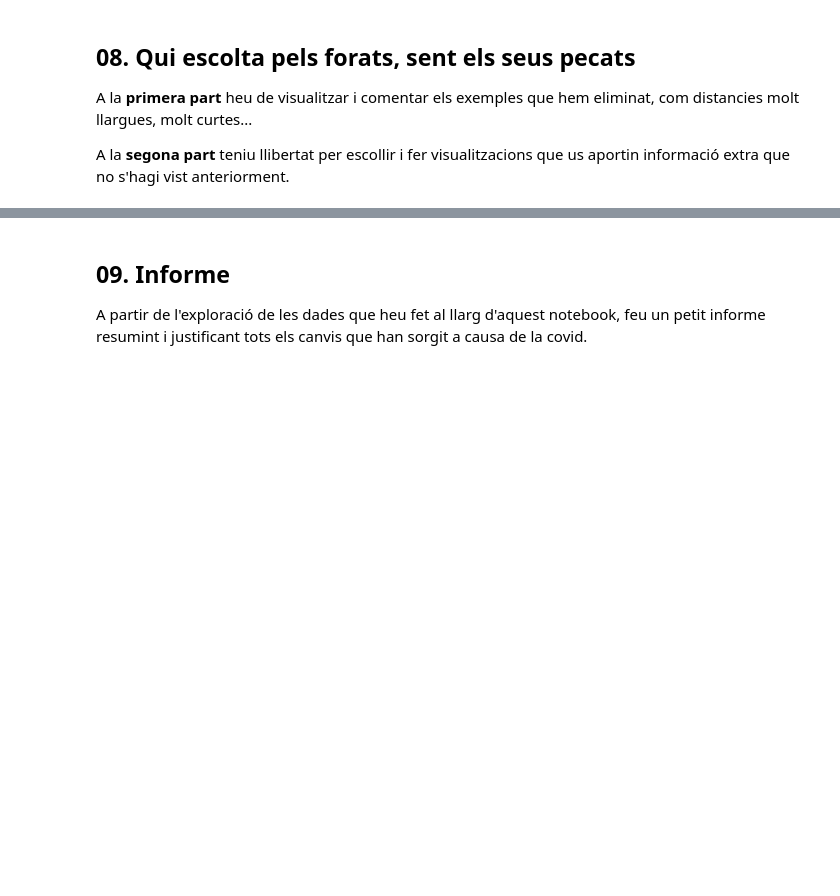
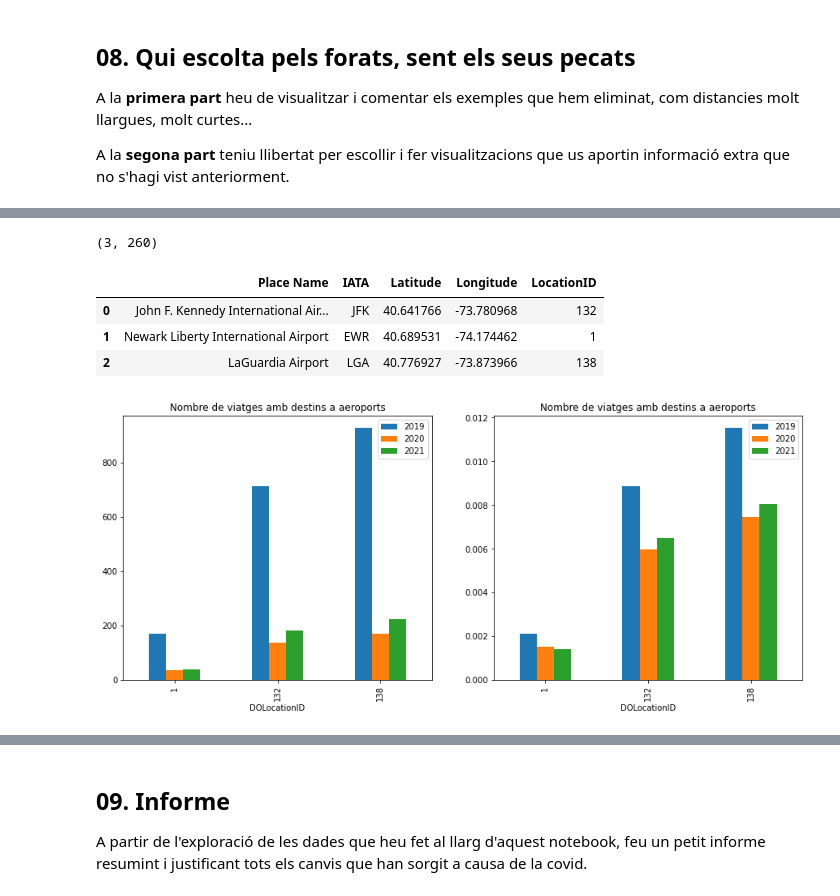
Before and after one commit to pbaldisa/TNUIP, a Jupyter notebook: AssignmentCode.ipynb, the cells around one changed output, grey strips where cells are left out. Drawn from its saved outputs; the diff is of its cells as text; code cells hidden in the pictures; blank space fills up the shorter version.

```diff
--- a/AssignmentCode.ipynb
+++ b/AssignmentCode.ipynb
@@ -1236,3 +1156,43 @@ scatter_locations_per_year(merge, airports, "Aeroports i entregues de taxis")
-# %%
-airports = airports.drop_duplicates(subset='IATA', keep='first')
-airports.head(7)
+# %%
+airports_loc = airports[['Longitude', 'Latitude']].values
+loc = df_loc[['longitude', 'latitude']].values
+
+# Creem una matriu de distàncies entre la localització dels hospitals i les posicions de destí dels taxis
+dist_a = distance_matrix(airports_loc, loc)
+dist_a.shape
+# %% [output]
+(3, 260)
+# %%
+# Prenem com a localització dels aeroports aquella zona que tingui una distància menor amb les coordenades de l'hospital
+airports_locations = assign_zones(dist_a, df_loc)
+#Afegeix una columna amb la id de localització a la taula dels aeroports
+airports['LocationID'] = airports_locations
+airports.head()
+# %% [output]
+|  | Place Name | IATA | Latitude | Longitude | LocationID |
+| 0 | John F. Kennedy International Air... | JFK | 40.641766 | -73.780968 | 132 |
+| 1 | Newark Liberty International Airport | EWR | 40.689531 | -74.174462 | 1 |
+| 2 | LaGuardia Airport | LGA | 40.776927 | -73.873966 | 138 |
+# %%
+def trips_airports(df, airports_locations):
+    #Crea figura i axis
+    fig, ax = plt.subplots(1, 2, figsize=(15,6))
+
+    #canviem l'index per l'ID de DroppOff per tal de poder fer el loc amb les id's de l'altre df. Despres les agrupem
+    #per anys i les sumem, i les normalitzem en el segon cas.
+    df.set_index('DOLocationID',drop = False).loc[airports_locations][['DOLocationID', 'year']].groupby(['year']).value_counts(sort=False, normalize=False).to_frame()\
+        .unstack(level=0).plot(kind='bar',ax = ax[0], title='Nombre de viatges amb destins a aeroports')
+
+    #Afegeix llegenda
+    ax[0].legend(YEARS)
+
+    #Com abans però ara normalitzant
+    df[['DOLocationID', 'year']].groupby(['year']).value_counts(sort=False, normalize=True).to_frame().loc[(slice(None),sorted(airports_locations)),:]\
+        .unstack(level=0).plot(kind='bar',ax = ax[1], title='Nombre de viatges amb destins a aeroports')
+
+    #Afegeix llegenda
+    ax[1].legend(YEARS)
+# %%
+trips_airports(merge,airports_locations)
+# %% [output]
+[figure, added]
```
Also changed, not shown: parts of 63 cells of this notebook.
